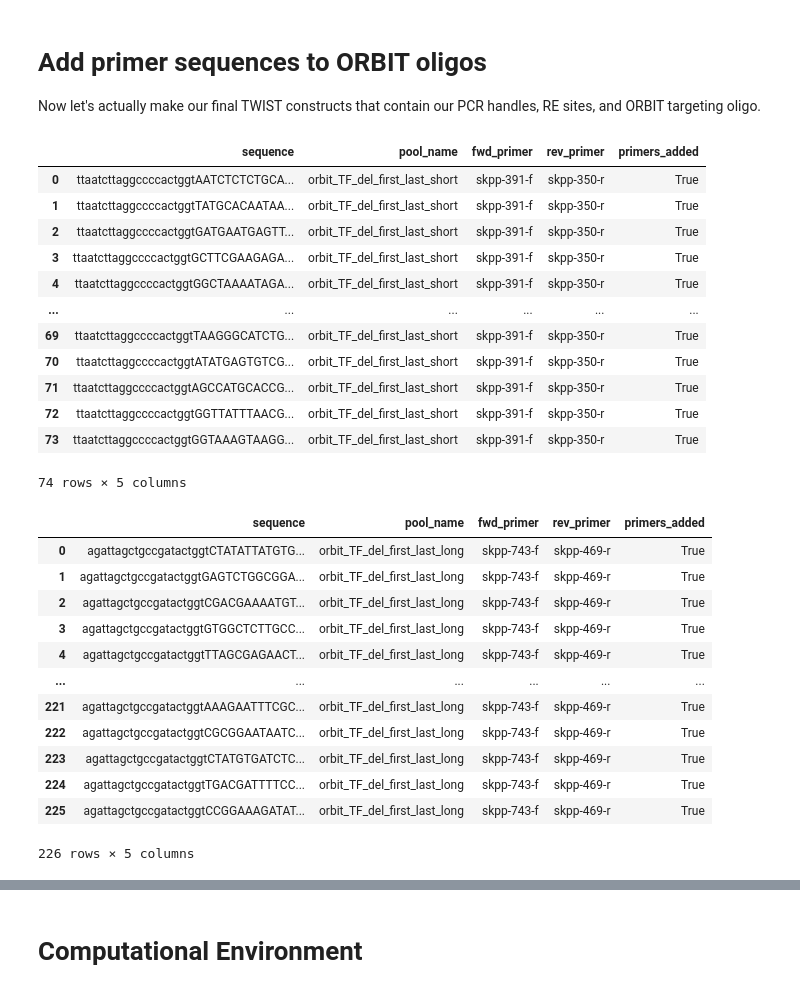
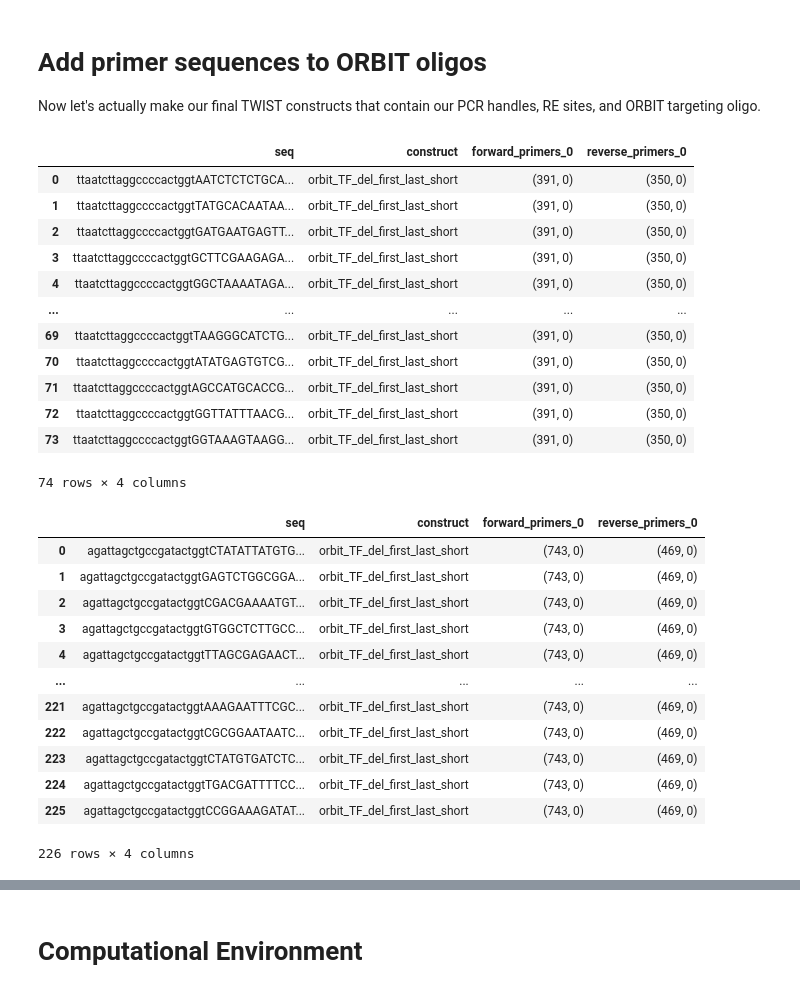
Before and after one commit to RPGroup-PBoC/Reg-Seq2, a Jupyter notebook: code/experimental_design/twist_order/orbit/twist_orbit_cloning_scheme.ipynb, the cells around one changed output, grey strips where cells are left out. Saved outputs shown, nothing was run; the diff lists cells and outputs as text; code cells hidden in the pictures.

Commit message:
renamed columns of orbit file and added primer col

```diff
--- a/code/experimental_design/twist_order/orbit/twist_orbit_cloning_scheme.ipynb
+++ b/code/experimental_design/twist_order/orbit/twist_orbit_cloning_scheme.ipynb
@@ -186,55 +186,55 @@ df_4 = pd.read_csv("twist_orbit_tf_del_AO_long.csv")
 # %%
 ends_1 = df_fwd_rev.iloc[0,:].str.lower()
 
-df_1['sequence'] = ends_1['fwd_seq_t'] + df_1['oligo'] + ends_1['rev_seq_comp']
+df_1['seq'] = ends_1['fwd_seq_t'] + df_1['oligo'] + ends_1['rev_seq_comp']
 
-df_1['pool_name'] = 'orbit_TF_del_first_last_short'
-df_1['primers_added'] = True
-df_1['fwd_primer'] = ends_1['fwd_primer_name']
-df_1['rev_primer'] = ends_1['rev_primer_name']
+df_1['construct'] = 'orbit_TF_del_first_last_short'
 
-df_1_clean = df_1[['sequence','pool_name','fwd_primer','rev_primer','primers_added']]
+df_1['forward_primers_0'] = [(int(ends_1['fwd_primer_name'].split('-')[1]), 0)] * len(df_1['construct'])
+df_1['reverse_primers_0'] = [(int(ends_1['rev_primer_name'].split('-')[1]), 0)] * len(df_1['construct'])
+
+df_1_clean = df_1[['seq','construct','forward_primers_0','reverse_primers_0']]
 df_1_clean
 # %% [output]
-|  | sequence | pool_name | fwd_primer | rev_primer | primers_added |
-| 0 | ttaatcttaggccccactggtAATCTCTCTGCA... | orbit_TF_del_first_last_short | skpp-391-f | skpp-350-r | True |
-| 1 | ttaatcttaggccccactggtTATGCACAATAA... | orbit_TF_del_first_last_short | skpp-391-f | skpp-350-r | True |
-| 2 | ttaatcttaggccccactggtGATGAATGAGTT... | orbit_TF_del_first_last_short | skpp-391-f | skpp-350-r | True |
-| 3 | ttaatcttaggccccactggtGCTTCGAAGAGA... | orbit_TF_del_first_last_short | skpp-391-f | skpp-350-r | True |
-| 4 | ttaatcttaggccccactggtGGCTAAAATAGA... | orbit_TF_del_first_last_short | skpp-391-f | skpp-350-r | True |
-| ... | ... | ... | ... | ... | ... |
-| 69 | ttaatcttaggccccactggtTAAGGGCATCTG... | orbit_TF_del_first_last_short | skpp-391-f | skpp-350-r | True |
-| 70 | ttaatcttaggccccactggtATATGAGTGTCG... | orbit_TF_del_first_last_short | skpp-391-f | skpp-350-r | True |
-| 71 | ttaatcttaggccccactggtAGCCATGCACCG... | orbit_TF_del_first_last_short | skpp-391-f | skpp-350-r | True |
-| 72 | ttaatcttaggccccactggtGGTTATTTAACG... | orbit_TF_del_first_last_short | skpp-391-f | skpp-350-r | True |
-| 73 | ttaatcttaggccccactggtGGTAAAGTAAGG... | orbit_TF_del_first_last_short | skpp-391-f | skpp-350-r | True |
+|  | seq | construct | forward_primers_0 | reverse_primers_0 |
+| 0 | ttaatcttaggccccactggtAATCTCTCTGCA... | orbit_TF_del_first_last_short | (391, 0) | (350, 0) |
+| 1 | ttaatcttaggccccactggtTATGCACAATAA... | orbit_TF_del_first_last_short | (391, 0) | (350, 0) |
+| 2 | ttaatcttaggccccactggtGATGAATGAGTT... | orbit_TF_del_first_last_short | (391, 0) | (350, 0) |
+| 3 | ttaatcttaggccccactggtGCTTCGAAGAGA... | orbit_TF_del_first_last_short | (391, 0) | (350, 0) |
+| 4 | ttaatcttaggccccactggtGGCTAAAATAGA... | orbit_TF_del_first_last_short | (391, 0) | (350, 0) |
+| ... | ... | ... | ... | ... |
+| 69 | ttaatcttaggccccactggtTAAGGGCATCTG... | orbit_TF_del_first_last_short | (391, 0) | (350, 0) |
+| 70 | ttaatcttaggccccactggtATATGAGTGTCG... | orbit_TF_del_first_last_short | (391, 0) | (350, 0) |
+| 71 | ttaatcttaggccccactggtAGCCATGCACCG... | orbit_TF_del_first_last_short | (391, 0) | (350, 0) |
+| 72 | ttaatcttaggccccactggtGGTTATTTAACG... | orbit_TF_del_first_last_short | (391, 0) | (350, 0) |
+| 73 | ttaatcttaggccccactggtGGTAAAGTAAGG... | orbit_TF_del_first_last_short | (391, 0) | (350, 0) |
-74 rows × 5 columns
+74 rows × 4 columns
 # %%
 ends_2 = df_fwd_rev.iloc[1,:].str.lower()
 
-df_2['sequence'] = ends_2['fwd_seq_t'] + df_2['oligo'] + ends_2['rev_seq_comp']
+df_2['seq'] = ends_2['fwd_seq_t'] + df_2['oligo'] + ends_2['rev_seq_comp']
 
-df_2['pool_name'] = 'orbit_TF_del_first_last_long'
-df_2['primers_added'] = True
-df_2['fwd_primer'] = ends_2['fwd_primer_name']
-df_2['rev_primer'] = ends_2['rev_primer_name']
+df_2['construct'] = 'orbit_TF_del_first_last_short'
 
-df_2_clean = df_2[['sequence','pool_name','fwd_primer','rev_primer','primers_added']]
+df_2['forward_primers_0'] = [(int(ends_2['fwd_primer_name'].split('-')[1]), 0)] * len(df_2['construct'])
+df_2['reverse_primers_0'] = [(int(ends_2['rev_primer_name'].split('-')[1]), 0)] * len(df_2['construct'])
+
+df_2_clean = df_2[['seq','construct','forward_primers_0','reverse_primers_0']]
 df_2_clean
 # %% [output]
-|  | sequence | pool_name | fwd_primer | rev_primer | primers_added |
-| 0 | agattagctgccgatactggtCTATATTATGTG... | orbit_TF_del_first_last_long | skpp-743-f | skpp-469-r | True |
-| 1 | agattagctgccgatactggtGAGTCTGGCGGA... | orbit_TF_del_first_last_long | skpp-743-f | skpp-469-r | True |
-| 2 | agattagctgccgatactggtCGACGAAAATGT... | orbit_TF_del_first_last_long | skpp-743-f | skpp-469-r | True |
-| 3 | agattagctgccgatactggtGTGGCTCTTGCC... | orbit_TF_del_first_last_long | skpp-743-f | skpp-469-r | True |
-| 4 | agattagctgccgatactggtTTAGCGAGAACT... | orbit_TF_del_first_last_long | skpp-743-f | skpp-469-r | True |
-| ... | ... | ... | ... | ... | ... |
-| 221 | agattagctgccgatactggtAAAGAATTTCGC... | orbit_TF_del_first_last_long | skpp-743-f | skpp-469-r | True |
-| 222 | agattagctgccgatactggtCGCGGAATAATC... | orbit_TF_del_first_last_long | skpp-743-f | skpp-469-r | True |
-| 223 | agattagctgccgatactggtCTATGTGATCTC... | orbit_TF_del_first_last_long | skpp-743-f | skpp-469-r | True |
-| 224 | agattagctgccgatactggtTGACGATTTTCC... | orbit_TF_del_first_last_long | skpp-743-f | skpp-469-r | True |
-| 225 | agattagctgccgatactggtCCGGAAAGATAT... | orbit_TF_del_first_last_long | skpp-743-f | skpp-469-r | True |
+|  | seq | construct | forward_primers_0 | reverse_primers_0 |
+| 0 | agattagctgccgatactggtCTATATTATGTG... | orbit_TF_del_first_last_short | (743, 0) | (469, 0) |
+| 1 | agattagctgccgatactggtGAGTCTGGCGGA... | orbit_TF_del_first_last_short | (743, 0) | (469, 0) |
+| 2 | agattagctgccgatactggtCGACGAAAATGT... | orbit_TF_del_first_last_short | (743, 0) | (469, 0) |
+| 3 | agattagctgccgatactggtGTGGCTCTTGCC... | orbit_TF_del_first_last_short | (743, 0) | (469, 0) |
+| 4 | agattagctgccgatactggtTTAGCGAGAACT... | orbit_TF_del_first_last_short | (743, 0) | (469, 0) |
+| ... | ... | ... | ... | ... |
+| 221 | agattagctgccgatactggtAAAGAATTTCGC... | orbit_TF_del_first_last_short | (743, 0) | (469, 0) |
+| 222 | agattagctgccgatactggtCGCGGAATAATC... | orbit_TF_del_first_last_short | (743, 0) | (469, 0) |
+| 223 | agattagctgccgatactggtCTATGTGATCTC... | orbit_TF_del_first_last_short | (743, 0) | (469, 0) |
+| 224 | agattagctgccgatactggtTGACGATTTTCC... | orbit_TF_del_first_last_short | (743, 0) | (469, 0) |
+| 225 | agattagctgccgatactggtCCGGAAAGATAT... | orbit_TF_del_first_last_short | (743, 0) | (469, 0) |
-226 rows × 5 columns
+226 rows × 4 columns
 # %%
 ends_3 = df_fwd_rev.iloc[2,:].str.lower()
 
```
Also changed, not shown: parts of 2 cells of this notebook, 1 other file.
